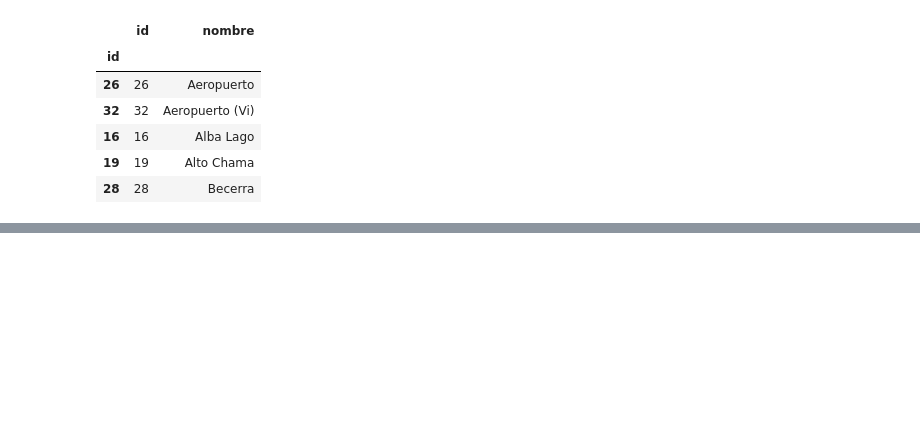
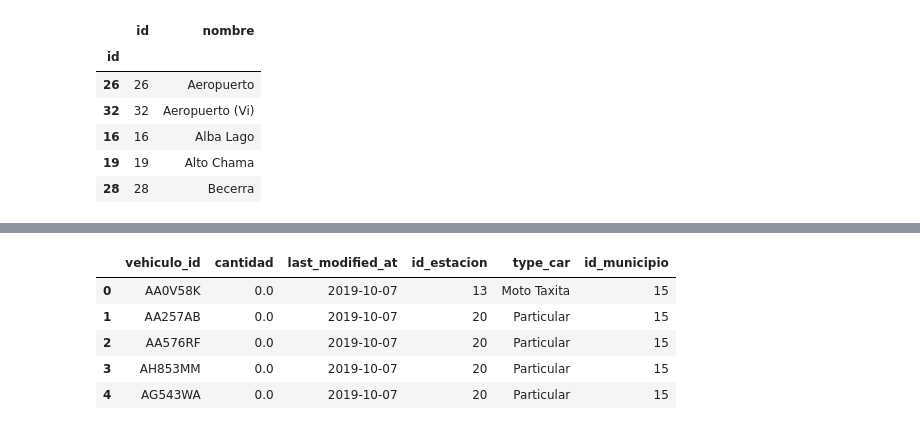
Before and after one commit to IsaacMercado/dgas, a Jupyter notebook: notebooks/plots.ipynb, the cells around one changed output, grey strips where cells are left out. Cells and saved outputs as stored; diff of their text form; code cells hidden in the pictures; blank space fills up the shorter version.

```diff
--- a/notebooks/plots.ipynb
+++ b/notebooks/plots.ipynb
@@ -344,0 +365,9 @@ dtype: float64
+# %%
+import re
+
+def format_date(query):
+    return re.sub(
+        r'\ \d{4}\-\d{2}\-\d{2}\ ',
+        lambda m: " '"+m.group(0).replace(' ','')+"'::date ",
+        str(query)
+    )
@@ -344,0 +396,14 @@ dtype: float64
+# %%
+new_query = range_cola.values(
+    'vehiculo_id',
+    'cantidad',
+    'last_modified_at',
+    'id_estacion',
+    'type_car',
+    'id_municipio'
+)
+# %%
+%time df_cola = pd.read_sql(format_date(new_query.query), connections['default'])
+df_cola['last_modified_at'] = df_cola['last_modified_at'].dt.date
+df_cola.head()
+# %% [output]
@@ -344,0 +412,6 @@ dtype: float64
+|  | vehiculo_id | cantidad | last_modified_at | id_estacion | type_car | id_municipio |
+| 0 | AA0V58K | 0.0 | 2019-10-07 | 13 | Moto Taxita | 15 |
+| 1 | AA257AB | 0.0 | 2019-10-07 | 20 | Particular | 15 |
+| 2 | AA576RF | 0.0 | 2019-10-07 | 20 | Particular | 15 |
+| 3 | AH853MM | 0.0 | 2019-10-07 | 20 | Particular | 15 |
+| 4 | AG543WA | 0.0 | 2019-10-07 | 20 | Particular | 15 |
```
Also changed, not shown: parts of 26 cells of this notebook, 17 other files.
